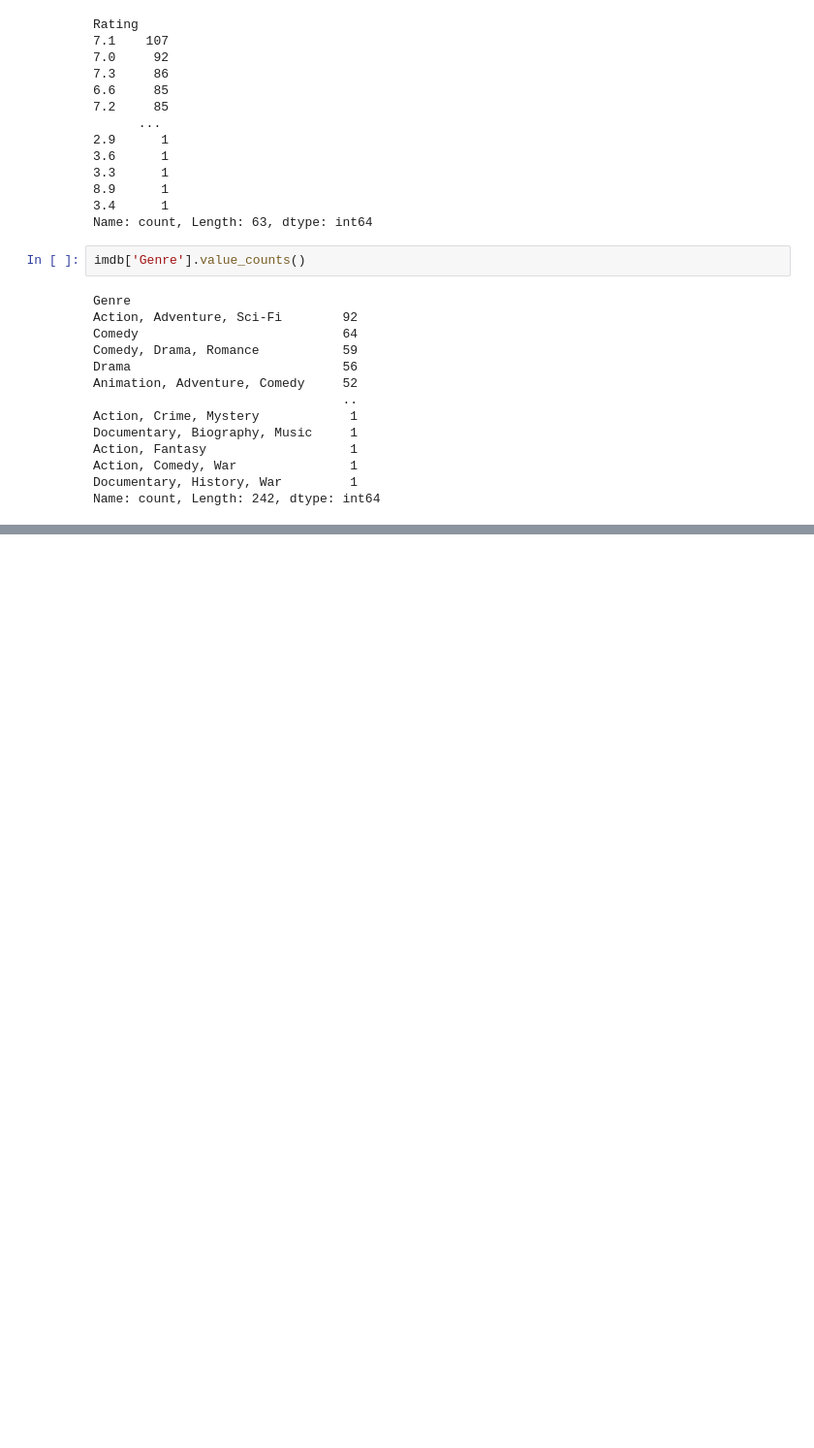
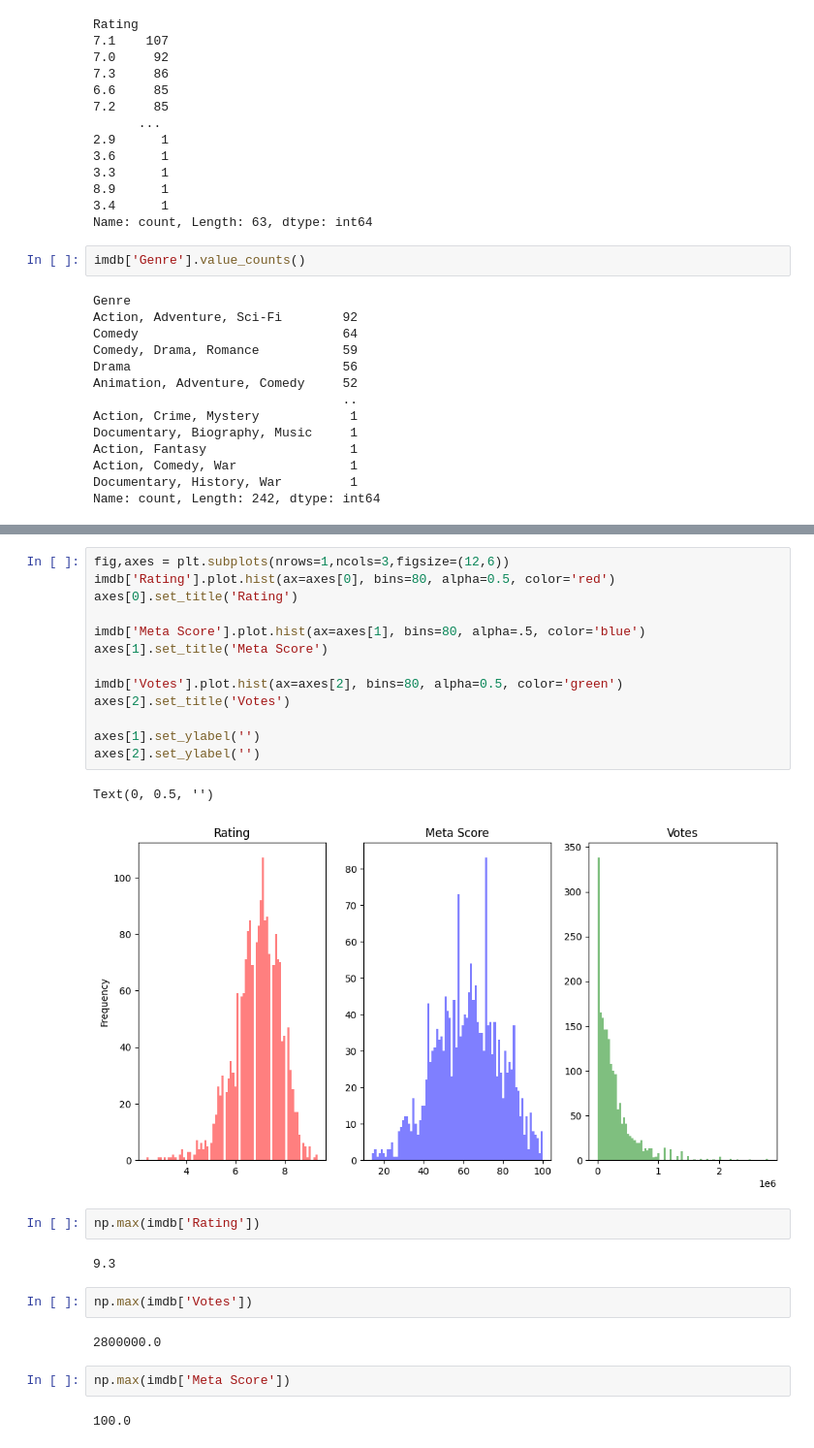
Before and after one commit to esthersaul/Python-Module-fork, a Jupyter notebook: Pandas homework.ipynb, the cells around one changed output, grey strips where cells are left out. Shown at 97% size. Saved outputs shown, nothing was run; the diff lists cells and outputs as text; blank space fills up the shorter version.

```diff
--- a/Pandas homework.ipynb
+++ b/Pandas homework.ipynb
@@ -382,0 +480,28 @@ Name: count, Length: 242, dtype: int64
+# %%
+fig,axes = plt.subplots(nrows=1,ncols=3,figsize=(12,6))
+imdb['Rating'].plot.hist(ax=axes[0], bins=80, alpha=0.5, color='red')
+axes[0].set_title('Rating')
+
+imdb['Meta Score'].plot.hist(ax=axes[1], bins=80, alpha=.5, color='blue')
+axes[1].set_title('Meta Score')
+
+imdb['Votes'].plot.hist(ax=axes[2], bins=80, alpha=0.5, color='green')
+axes[2].set_title('Votes')
+
+axes[1].set_ylabel('')
+axes[2].set_ylabel('')
+# %% [output]
+Text(0, 0.5, '')
+[figure, added]
+# %%
+np.max(imdb['Rating'])
+# %% [output]
+9.3
+# %%
+np.max(imdb['Votes'])
+# %% [output]
+2800000.0
+# %%
+np.max(imdb['Meta Score'])
+# %% [output]
+100.0
```
Also changed, not shown: parts of 15 cells of this notebook, 2 other files.
